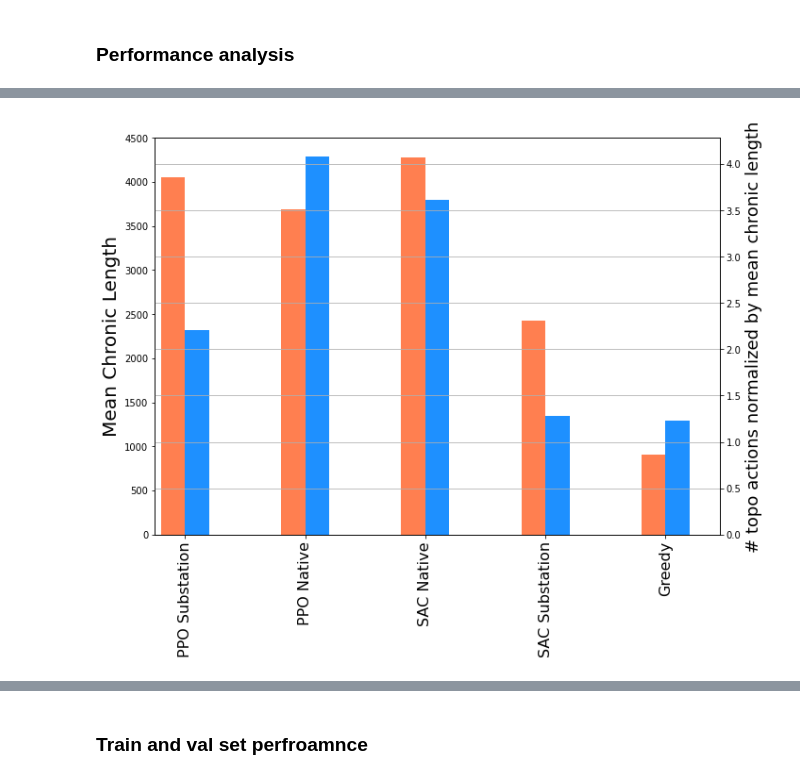
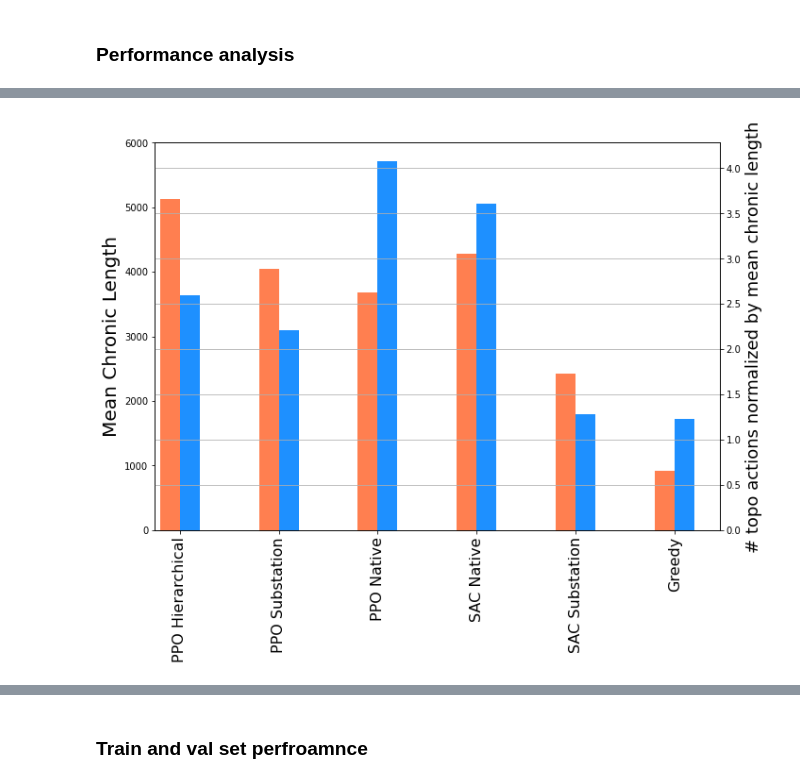
Before and after one commit to bmanczak/runPowerNetworks, a Jupyter notebook: evaluation_suite.ipynb, the cells around one changed output, grey strips where cells are left out. Cells and saved outputs as stored; diff of their text form; code cells hidden in the pictures.

```diff
--- a/evaluation_suite.ipynb
+++ b/evaluation_suite.ipynb
@@ -546,7 +878,8 @@ from evaluation.result_analysis import process_eval_data_multiple_agents, \
                         compile_table_df
 # %%
 EVAL_PATHS = {
-    # "PPO Native": ("/Users/blazejmanczak/Desktop/School/Year2/Thesis/runPowerNetworks/evaluation/eval_results/PPO_Grid_Gym_10803_00000_0_num_workers=6,seed=21_2022-03-12_08-00-13/90_test_chronics","10803_00000"),
+                 "PPO Hierarchical": ("/Users/blazejmanczak/Desktop/School/Year2/Thesis/runPowerNetworks/evaluation/eval_results/with_opponent_PPO_HierarchicalGridGym_07590_00013_13_seed=0_2022-06-18_07-19-56/840_test_chronics", "07590_00013"),
+                # "PPO Hierarchical": ("/Users/blazejmanczak/Desktop/School/Year2/Thesis/runPowerNetworks/evaluation/eval_results/with_opponent_PPO_HierarchicalGridGym_07590_00015_15_seed=10_2022-06-18_17-08-33/990_test_chronics", "07590_00015"),
                 "PPO Substation": ("/Users/blazejmanczak/Desktop/School/Year2/Thesis/runPowerNetworks/evaluation/eval_results/with_opponent_PPO_Grid_Gym_Greedy_29991_00005_5_num_sgd_iter=15,seed=32_2022-04-11_22-04-26/750_test_chronics", "29991_00005"),
                  "PPO Native" : ("/Users/blazejmanczak/Desktop/School/Year2/Thesis/runPowerNetworks/evaluation/eval_results/with_opponent_PPO_Grid_Gym_8ae06_00002_2_seed=42_2022-04-08_14-58-44/760_test_chronics", "8ae06_00002"),
                 "SAC Native" : ("/Users/blazejmanczak/Desktop/School/Year2/Thesis/runPowerNetworks/evaluation/eval_results/with_opponent_SAC_Grid_Gym_9862f_00000_0_seed=21_2022-04-11_22-04-29/850_test_chronics", "9862f_00000" ),
@@ -555,9 +888,11 @@ EVAL_PATHS = {
 }
 
 
+desired_order_list = ["PPO Hierarchical", "PPO Substation", "PPO Native", "SAC Native", "SAC Substation", "Greedy"]
 data_per_algorithm = process_eval_data_multiple_agents(EVAL_PATHS)
 # data_per_algorithm =  process_eval_data_multiple_agents(EVAL_PATHS, data_per_algorithm)
 
+data_per_algorithm = {k: data_per_algorithm[k] for k in desired_order_list}
 # Compile the dataframe from which we will later plot the results
 df = compile_table_df(data_per_algorithm)
 # %% [output]
@@ -876,35 +1380,35 @@ ax2 = ax.twinx() # Create another axes that shares the same x-axis as ax.
 width = 0.2
 colors = sns.color_palette('pastel')
 
 df.mean_chronic_length.plot(kind='bar', color='coral', ax=ax, width=width, position=1)
 # (1-df["No Op"]).plot(kind='bar', color='dodgerblue', ax=ax2, width=width, position=0)
 (df.num_topo_actions/(df.mean_chronic_length)).plot(kind='bar', color='dodgerblue', ax=ax2, width=width, position=0)
 
 
 ax.set_ylabel('Mean Chronic Length', size = 20)
 ax2.set_ylabel('# topo actions normalized by mean chronic length', size = 18)
 
-ax.set_ylim(0, 4500)
+ax.set_ylim(0, 6000)
 # ax2.set_ylim(0, 1)
 # ax2.set_ylim(0, df.num_topo_actions.max()*1.1)
 
 ax.set_xticklabels(df.index, fontsize=16)
 
 plt.grid(axis = "y")
 plt.show()
 
 # ax.get_figure().savefig("/Users/blazejmanczak/Desktop/School/Year2/Thesis/runPowerNetworks/evaluation/figures/performance_agents_test_split.jpg", dpi = 200)
 #plt.savefig()
 
 # cols_this_plot = [str(elem) for elem in [1,2,3,4,5,8,12, "Implict No op", "Explicit No op"]]
 df_op = df[["1", "2","3", "4", "5", "8", "12"]].div(df[["1", "2","3", "4", "5", "8", "12"]].sum(axis=1), axis=0)
 cols_this_plot = [str(elem) for elem in [1,2,3,4,5,8,12]]
 
 ax.get_figure().savefig("/Users/blazejmanczak/Desktop/School/Year2/Thesis/runPowerNetworks/evaluation/figures/outages_performance_agents_test_split.jpg", dpi = 200)
 
 #plt.savefig()
 # %% [output]
-[figure, old version]
+[figure, new version]
 # %%
 X_axis = np.arange(df_op.loc[df_op.index[0]][cols_this_plot].shape[0])
 ax = plt.figure(figsize=(14,10), tight_layout=True)
```
Also changed, not shown: parts of 59 cells of this notebook, 4 other files.
